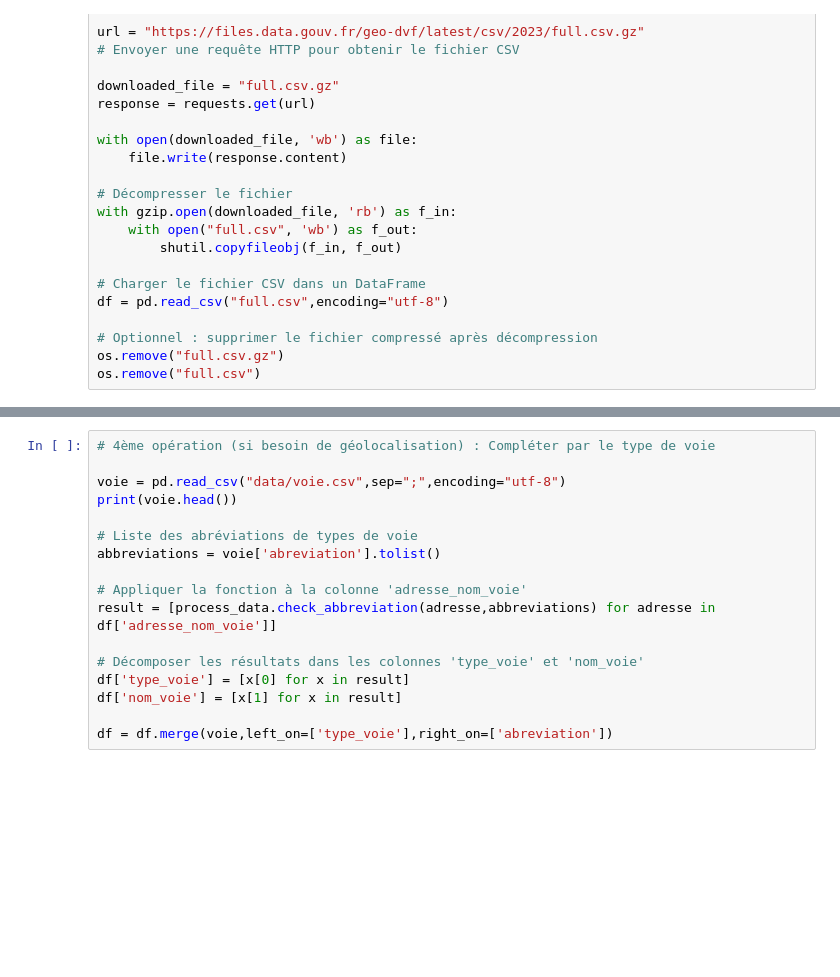
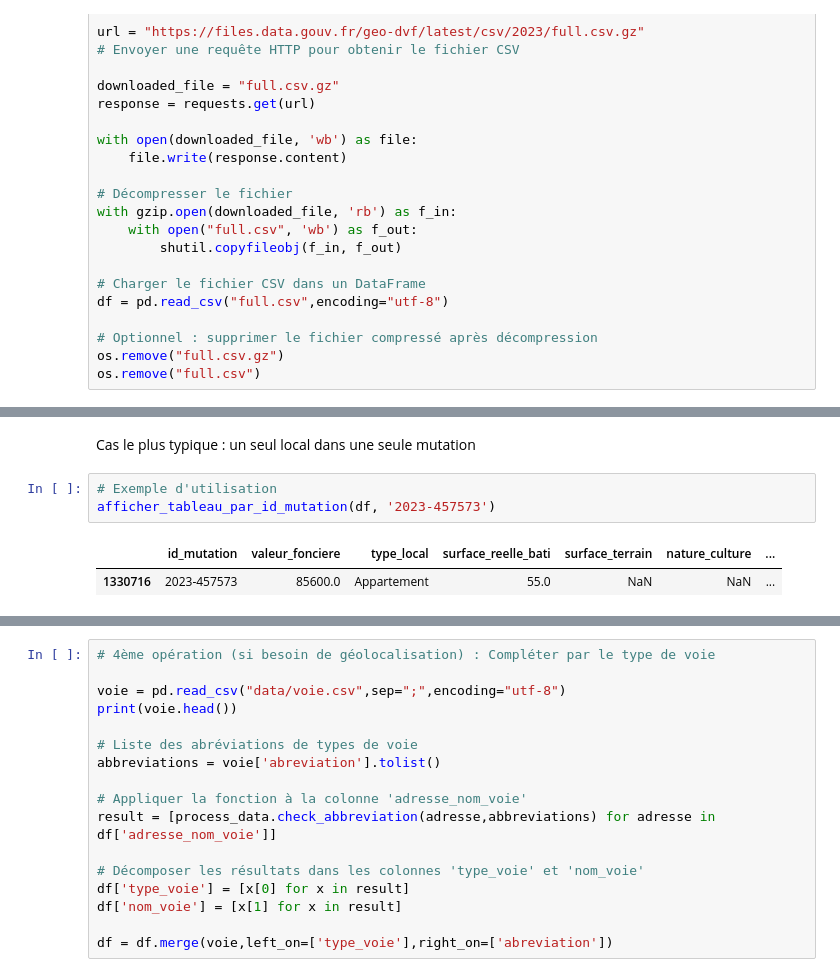
Before and after one commit to fjacquetin/projet_python, a Jupyter notebook: 1. construction_dvf.ipynb, the cells around one changed output, grey strips where cells are left out. Drawn from its saved outputs; the diff is of its cells as text; blank space fills up the shorter version.

```diff
--- a/1. construction_dvf.ipynb
+++ b/1. construction_dvf.ipynb
@@ -156,0 +153,8 @@ df = df.drop(columns=['nature_mutation'])
+# %% [markdown]
+Cas le plus typique : un seul local dans une seule mutation
+# %%
+# Exemple d'utilisation
+afficher_tableau_par_id_mutation(df, '2023-457573')
+# %% [output]
+|  | id_mutation | valeur_fonciere | type_local | surface_reelle_bati | surface_terrain | nature_culture | ... |
+| 1330716 | 2023-457573 | 85600.0 | Appartement | 55.0 | NaN | NaN | ... |
```
Also changed, not shown: parts of 65 cells of this notebook.
